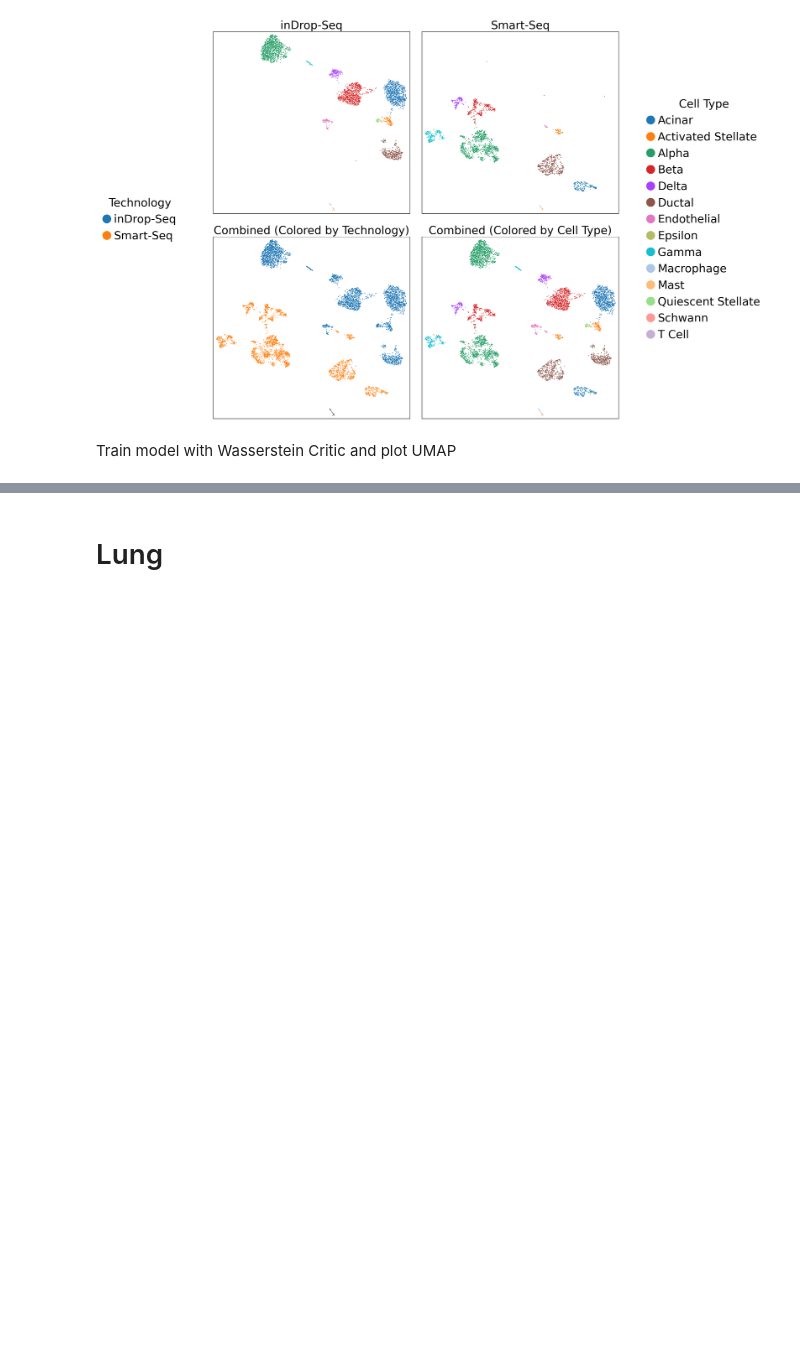
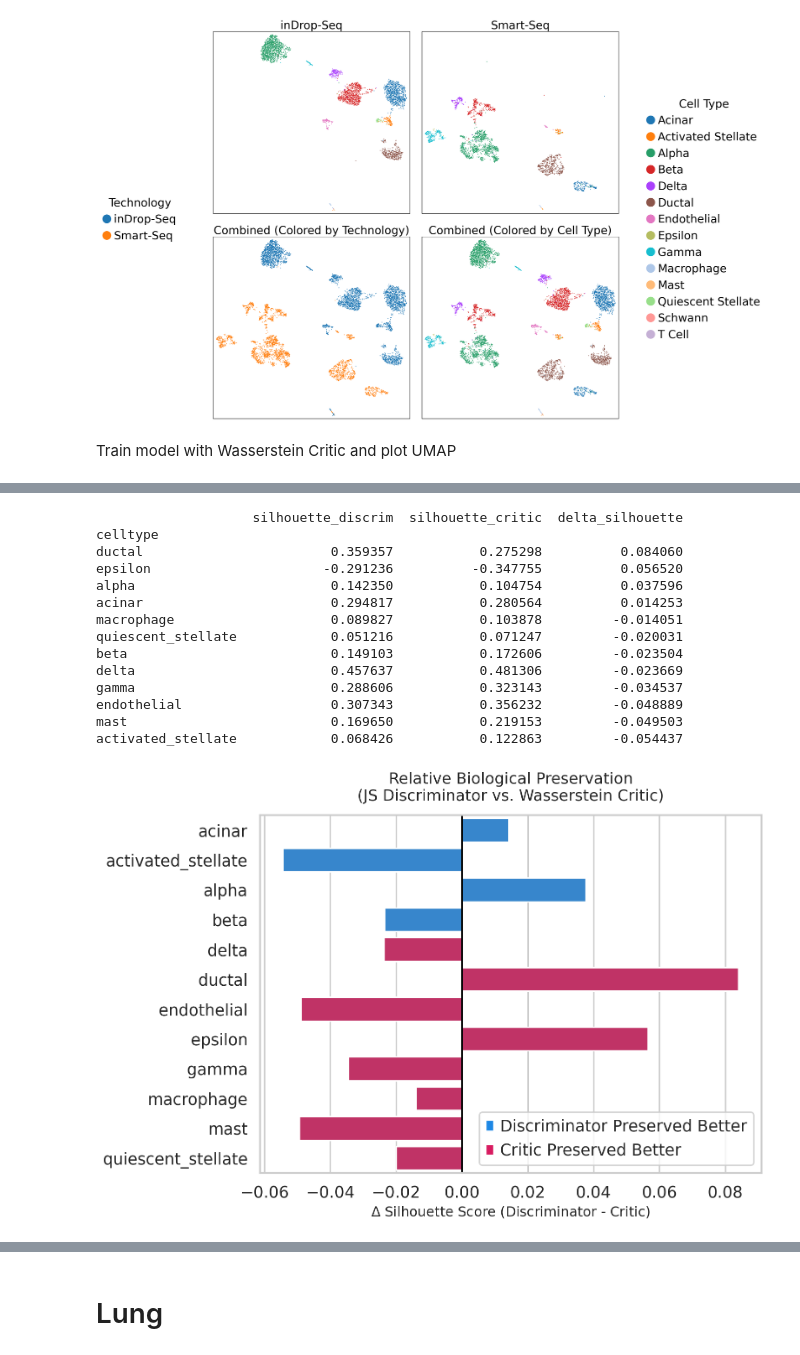
Before and after one commit to kreid415/wasserstein-critic-deconfounding, a Jupyter notebook: notebooks/explore_data.ipynb, the cells around one changed output, grey strips where cells are left out. Drawn from its saved outputs; the diff is of its cells as text; code cells hidden in the pictures; blank space fills up the shorter version.

```diff
--- a/notebooks/explore_data.ipynb
+++ b/notebooks/explore_data.ipynb
@@ -592,0 +944,25 @@ Generating comparison UMAPs for TEST data...
+# %%
+# 1. Calculate the data
+df_delta = compare_per_celltype_silhouette(adata_crit_test_plot, adata_disc_test_plot)
+
+# Print the exact numbers for your manuscript table
+print(df_delta)
+
+# 2. Generate the diverging bar chart
+plot_silhouette_difference(df_delta)
+# %% [output]
+                    silhouette_discrim  silhouette_critic  delta_silhouette
+celltype
+ductal                        0.359357           0.275298          0.084060
+epsilon                      -0.291236          -0.347755          0.056520
+alpha                         0.142350           0.104754          0.037596
+acinar                        0.294817           0.280564          0.014253
+macrophage                    0.089827           0.103878         -0.014051
+quiescent_stellate            0.051216           0.071247         -0.020031
+beta                          0.149103           0.172606         -0.023504
+delta                         0.457637           0.481306         -0.023669
+gamma                         0.288606           0.323143         -0.034537
+endothelial                   0.307343           0.356232         -0.048889
+mast                          0.169650           0.219153         -0.049503
+activated_stellate            0.068426           0.122863         -0.054437
+[figure, added]
```
Also changed, not shown: parts of 17 cells of this notebook, 7 other files.
